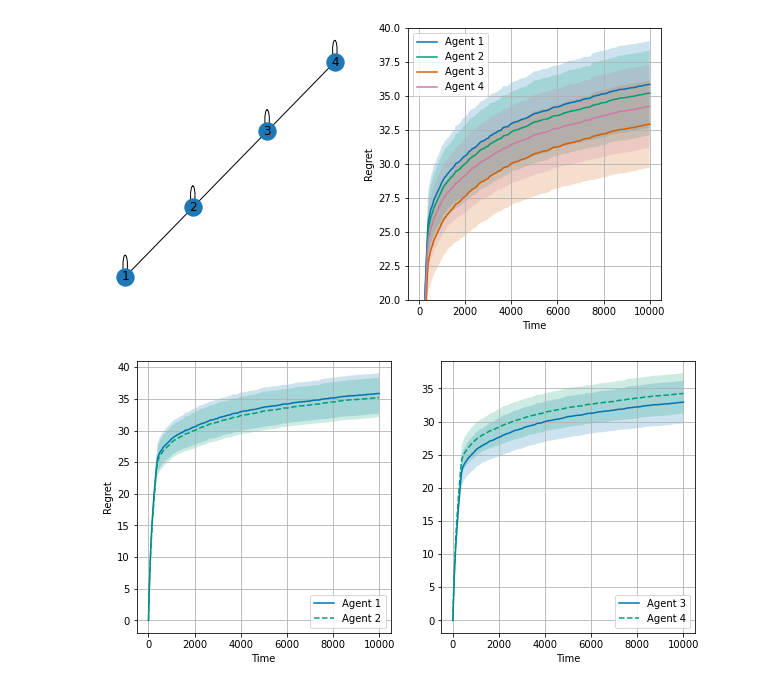
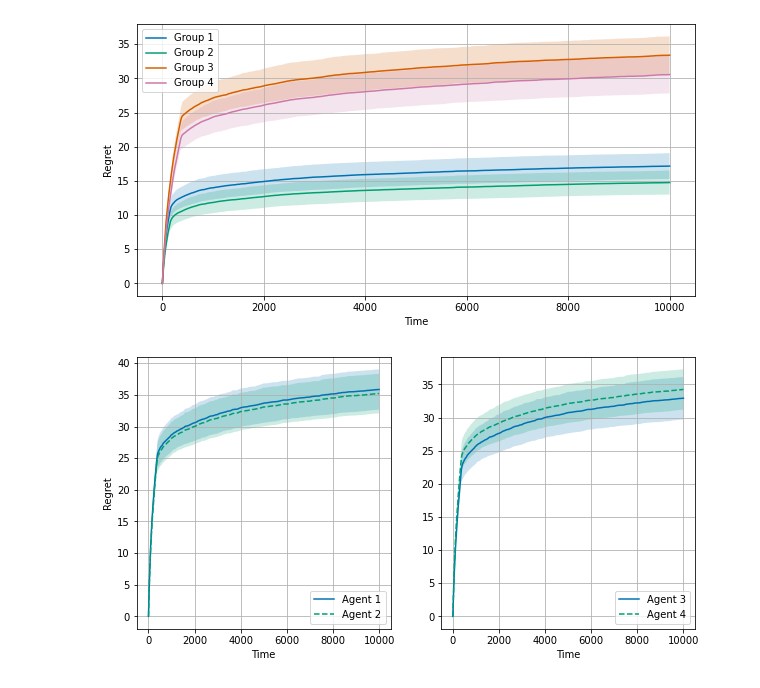
Before and after one commit to csasmith/vip-mab, a Jupyter notebook: code/KL_UCB/Dist_vs_Single_KL_UCB_Small_Graphs.ipynb, the cells around one changed output. Drawn from its saved outputs; the diff is of its cells as text; code cells hidden in the pictures.

Commit message:
Adjust code and add plots

```diff
--- a/code/KL_UCB/Dist_vs_Single_KL_UCB_Small_Graphs.ipynb
+++ b/code/KL_UCB/Dist_vs_Single_KL_UCB_Small_Graphs.ipynb
@@ -106,5 +93,5 @@ KeyboardInterrupt:
 # %%
-#plt.figure(figsize=(10,5))
+plt.figure(figsize=(10,5))
 #plt.subplot(122)
 neighbors = [1, 2, 2, 1]
 #for sig in range(len(sigmas)):
@@ -117,34 +104,34 @@ neighbors = [1, 2, 2, 1]
 #plt.plot(time_axis, mean_regrets_over_all_runs_dist_kl_ucb[2], label="Agent 3")
 #plt.fill_between(time_axis, mean_regrets_over_all_runs_dist_kl_ucb[2]-std_regrets_over_all_runs_dist_kl_ucb[2], mean_regrets_over_all_runs_dist_kl_ucb[2]+std_regrets_over_all_runs_dist_kl_ucb[2],alpha=.2)
 #plt.plot(time_axis, mean_regrets_over_all_runs_dist_kl_ucb[3], label="Agent 4")
 #plt.fill_between(time_axis, mean_regrets_over_all_runs_dist_kl_ucb[3]-std_regrets_over_all_runs_dist_kl_ucb[3], mean_regrets_over_all_runs_dist_kl_ucb[3]+std_regrets_over_all_runs_dist_kl_ucb[3],alpha=.2)
 avg_3_1_regret = np.mean(mean_regrets_over_all_runs_dist_kl_ucb[0:3], axis=0)
 avg_3_001_regret = np.mean(mean_regrets_over_all_runs_dist_kl_ucb[3:6], axis=0)
 avg_6_1_regret = np.mean(mean_regrets_over_all_runs_dist_kl_ucb[6:9], axis=0)
 avg_6_001_regret = np.mean(mean_regrets_over_all_runs_dist_kl_ucb[9:12], axis=0)
 std_3_1_regret = np.mean(std_regrets_over_all_runs_dist_kl_ucb[0:3], axis=0)
 std_3_001_regret = np.mean(std_regrets_over_all_runs_dist_kl_ucb[3:6], axis=0)
 std_6_1_regret = np.mean(std_regrets_over_all_runs_dist_kl_ucb[6:9], axis=0)
 std_6_001_regret = np.mean(std_regrets_over_all_runs_dist_kl_ucb[9:12], axis=0)
 
 plt.plot(time_axis, avg_3_1_regret, label="Group 1")
 plt.fill_between(time_axis, avg_3_1_regret-std_3_1_regret, avg_3_1_regret+std_3_1_regret,alpha=.2)
 plt.plot(time_axis, avg_3_001_regret, label="Group 2")
 plt.fill_between(time_axis, avg_3_001_regret-std_3_001_regret, avg_3_001_regret+std_3_001_regret,alpha=.2)
 plt.plot(time_axis, avg_6_1_regret, label="Group 3")
 plt.fill_between(time_axis, avg_6_1_regret-std_6_1_regret, avg_6_1_regret+std_6_1_regret,alpha=.2)
 plt.plot(time_axis, avg_6_001_regret, label="Group 4")
 plt.fill_between(time_axis, avg_6_001_regret-std_6_001_regret, avg_6_001_regret+std_6_001_regret,alpha=.2)
 plt.xlabel("Time")
 plt.ylabel("Regret")
 #plt.ylim([80,180])
 plt.legend()
 plt.grid()
 #plt.subplot(121)
 #nx.draw(G, with_labels=True)
 plt.savefig("dist_KL_UCB_small_graphs_all_together_N12.pdf", bbox_inches='tight')
 # %% [output]
-[figure, old version]
+[figure, new version]
 # %%
 fig, (ax1, ax2) = plt.subplots(1, 2, figsize=(10,5))
 neighbors = [1, 2, 2, 1]
```
Also changed, not shown: parts of 2 cells of this notebook, 5 other files.
